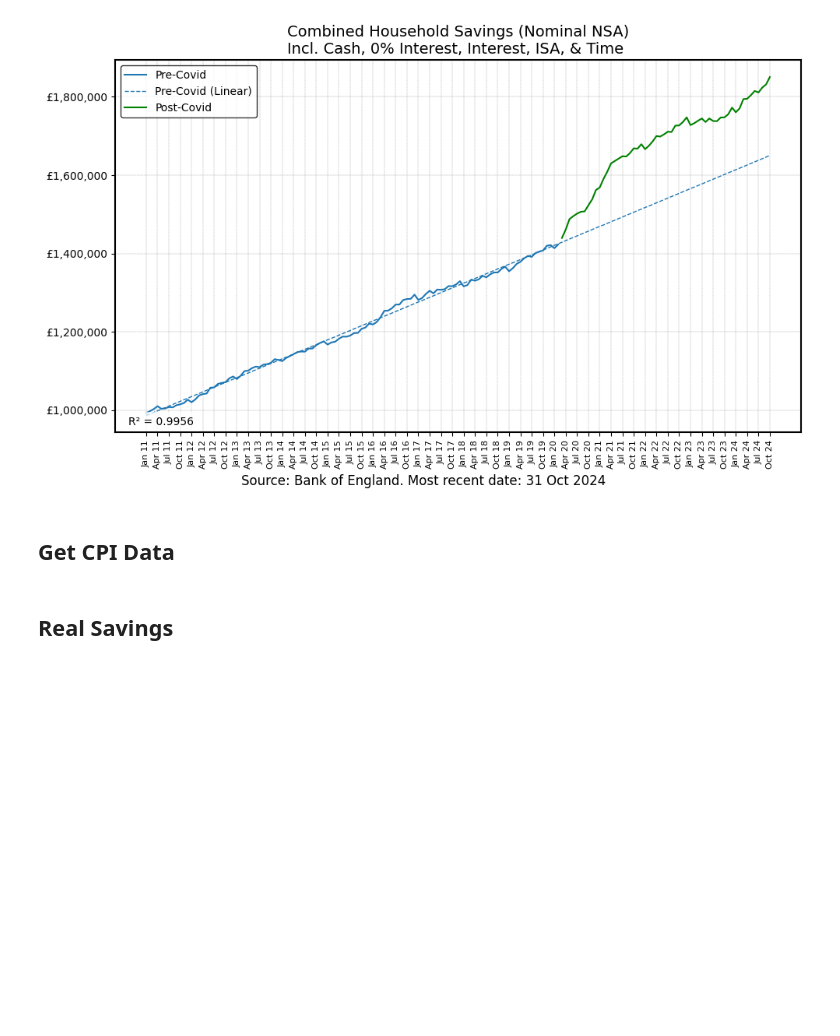
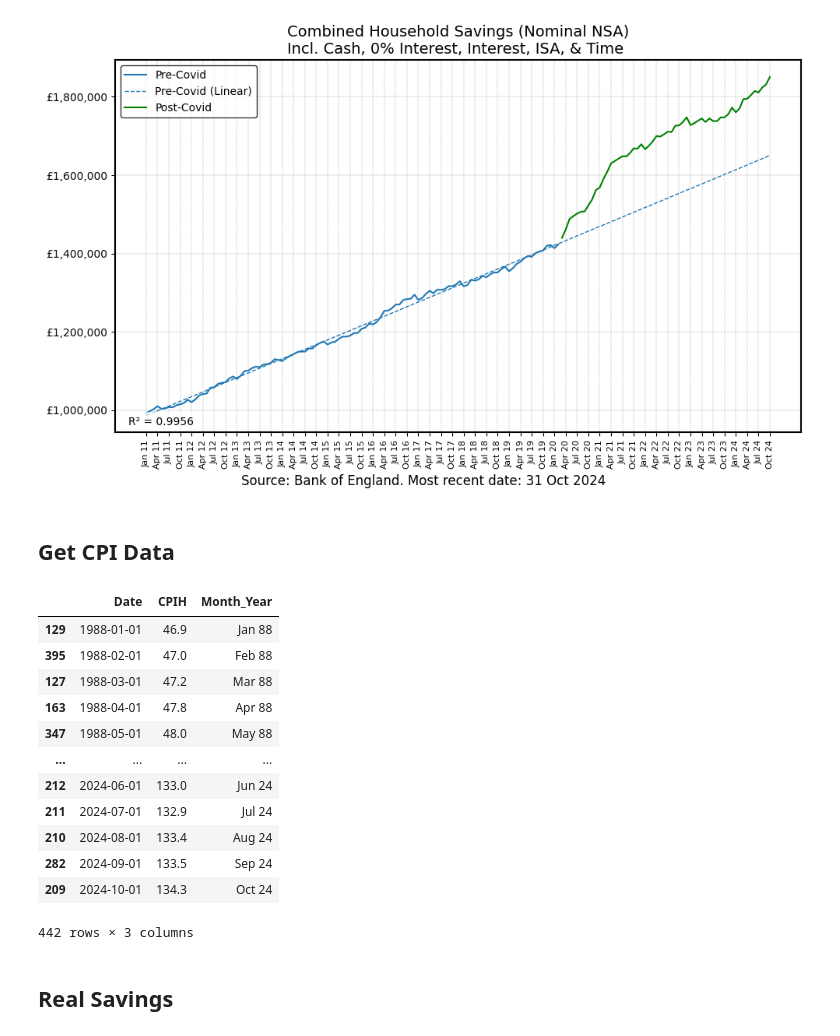
Before and after one commit to rpreen/boe, a Jupyter notebook: boe.ipynb, the cells around one changed output. Drawn from its saved outputs; the diff is of its cells as text; code cells hidden in the pictures; blank space fills up the shorter version.

```diff
--- a/boe.ipynb
+++ b/boe.ipynb
@@ -284,7 +284,23 @@ plt.savefig("savings_nominal.png", dpi=300, bbox_inches="tight")
 # %%
 df_cpi = get_ons_data("cpih")
 df_cpi["Month_Year"] = df_cpi["Date"].dt.strftime("%b %y")
 df_cpi = df_cpi.sort_values(by="Date")
+
+df_cpi
+# %% [output]
+|  | Date | CPIH | Month_Year |
+| 129 | 1988-01-01 | 46.9 | Jan 88 |
+| 395 | 1988-02-01 | 47.0 | Feb 88 |
+| 127 | 1988-03-01 | 47.2 | Mar 88 |
+| 163 | 1988-04-01 | 47.8 | Apr 88 |
+| 347 | 1988-05-01 | 48.0 | May 88 |
+| ... | ... | ... | ... |
+| 212 | 2024-06-01 | 133.0 | Jun 24 |
+| 211 | 2024-07-01 | 132.9 | Jul 24 |
+| 210 | 2024-08-01 | 133.4 | Aug 24 |
+| 282 | 2024-09-01 | 133.5 | Sep 24 |
+| 209 | 2024-10-01 | 134.3 | Oct 24 |
+442 rows × 3 columns
 # %% [markdown]
 ## Real Savings
 # %%
```
Also changed, not shown: parts of 3 cells of this notebook.
